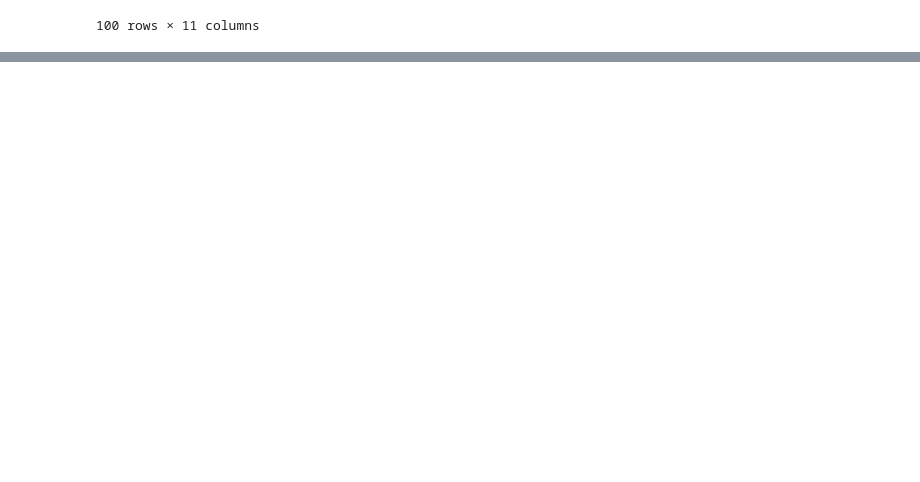
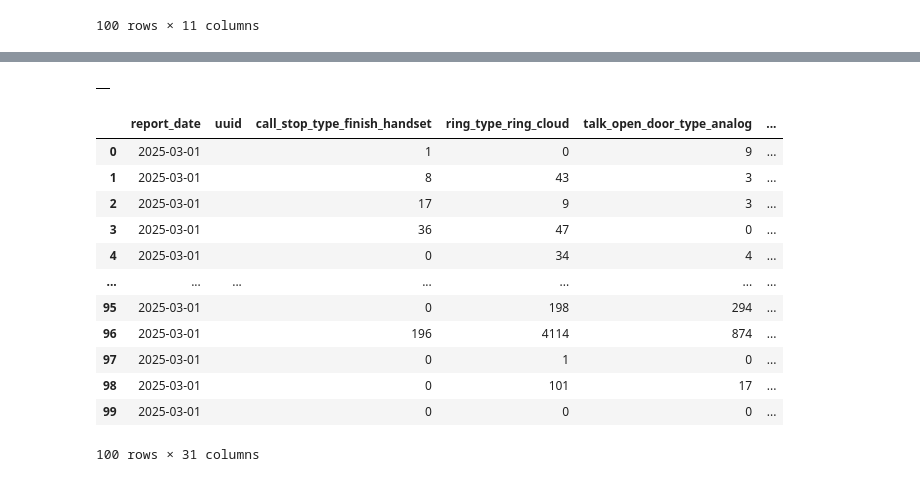
Before and after one commit to sputnik-systems/analytics, a Jupyter notebook: Clickhouse/adding_tables.ipynb, the cells around one changed output, grey strips where cells are left out. Saved outputs shown, nothing was run; the diff lists cells and outputs as text; code cells hidden in the pictures; blank space fills up the shorter version.

```diff
--- a/Clickhouse/adding_tables.ipynb
+++ b/Clickhouse/adding_tables.ipynb
@@ -2377,0 +2977,38 @@ ch.query_run(query_text)
+# %%
+query_text = """--sql
+    CREATE MATERIALIZED VIEW db1.metrics_asgard_mv
+    REFRESH EVERY 1 DAY OFFSET 3 HOUR RANDOMIZE FOR 1 HOUR TO db1.metrics_asgard_ch AS
+    SELECT
+        *
+    FROM db1.metrics_asgard
+    """
+
+ch.query_run(query_text)
+# %% [output]
+|  |
+# %%
+query_text = """--sql
+SELECT
+    *
+FROM db1.metrics_asgard_ch
+WHERE report_date = '2025-03-01'
+ORDER BY report_date DESC
+limit 100
+
+"""
+
+ch.query_run(query_text)
+# %% [output]
+|  | report_date | uuid | call_stop_type_finish_handset | ring_type_ring_cloud | talk_open_door_type_analog | ... |
+| 0 | 2025-03-01 |  | 1 | 0 | 9 | ... |
+| 1 | 2025-03-01 |  | 8 | 43 | 3 | ... |
+| 2 | 2025-03-01 |  | 17 | 9 | 3 | ... |
+| 3 | 2025-03-01 |  | 36 | 47 | 0 | ... |
+| 4 | 2025-03-01 |  | 0 | 34 | 4 | ... |
+| ... | ... | ... | ... | ... | ... | ... |
+| 95 | 2025-03-01 |  | 0 | 198 | 294 | ... |
+| 96 | 2025-03-01 |  | 196 | 4114 | 874 | ... |
+| 97 | 2025-03-01 |  | 0 | 1 | 0 | ... |
+| 98 | 2025-03-01 |  | 0 | 101 | 17 | ... |
+| 99 | 2025-03-01 |  | 0 | 0 | 0 | ... |
+100 rows × 31 columns
```
Also changed, not shown: parts of 38 cells of this notebook, 14 other files.
